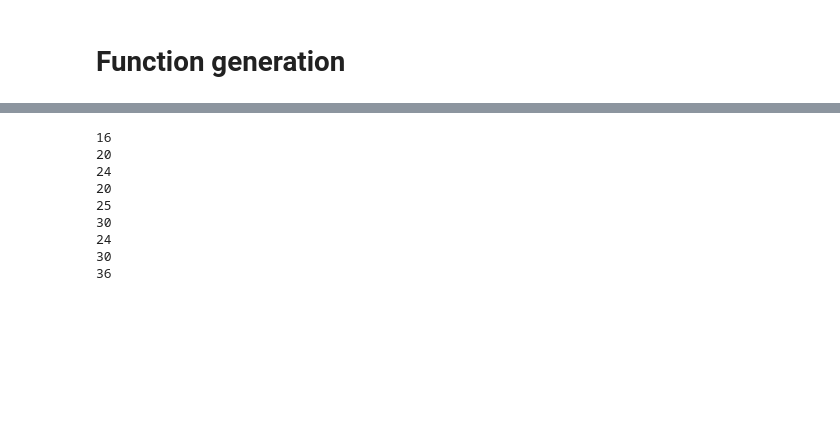
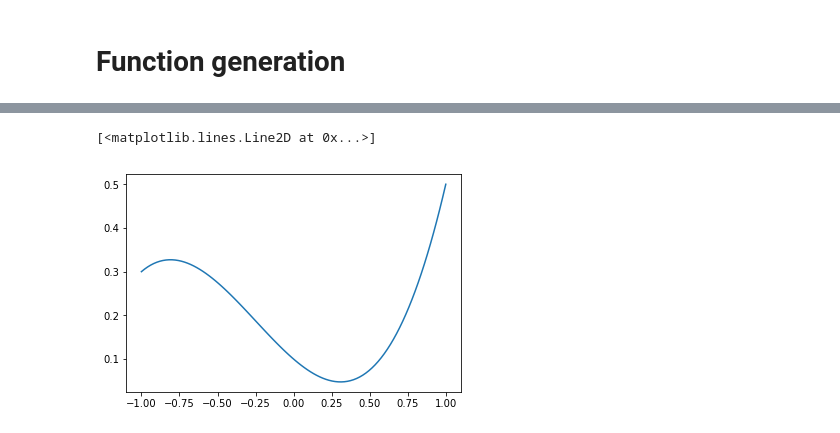
Before and after one commit to Jdduryea/LSPI, a Jupyter notebook: LSPI.ipynb, the cells around one changed output, grey strips where cells are left out. Drawn from its saved outputs; the diff is of its cells as text; code cells hidden in the pictures; blank space fills up the shorter version.

```diff
--- a/LSPI.ipynb
+++ b/LSPI.ipynb
@@ -568,13 +518,7 @@ for i in range(3):
-# %%
-for f in fs:
-    print f([4,5,6], "A")
-# %% [output]
-16
-20
-24
-20
-25
-30
-24
-30
-36
+# %%
+f = lambda x: (0.5*x**3) - (0.1*(x-1)**3)
+X = np.linspace(-1,1, 100)
+plt.plot(X,f(X))
+# %% [output]
+[<matplotlib.lines.Line2D at 0x...>]
+[figure, added]
```
Also changed, not shown: parts of 15 cells of this notebook.
